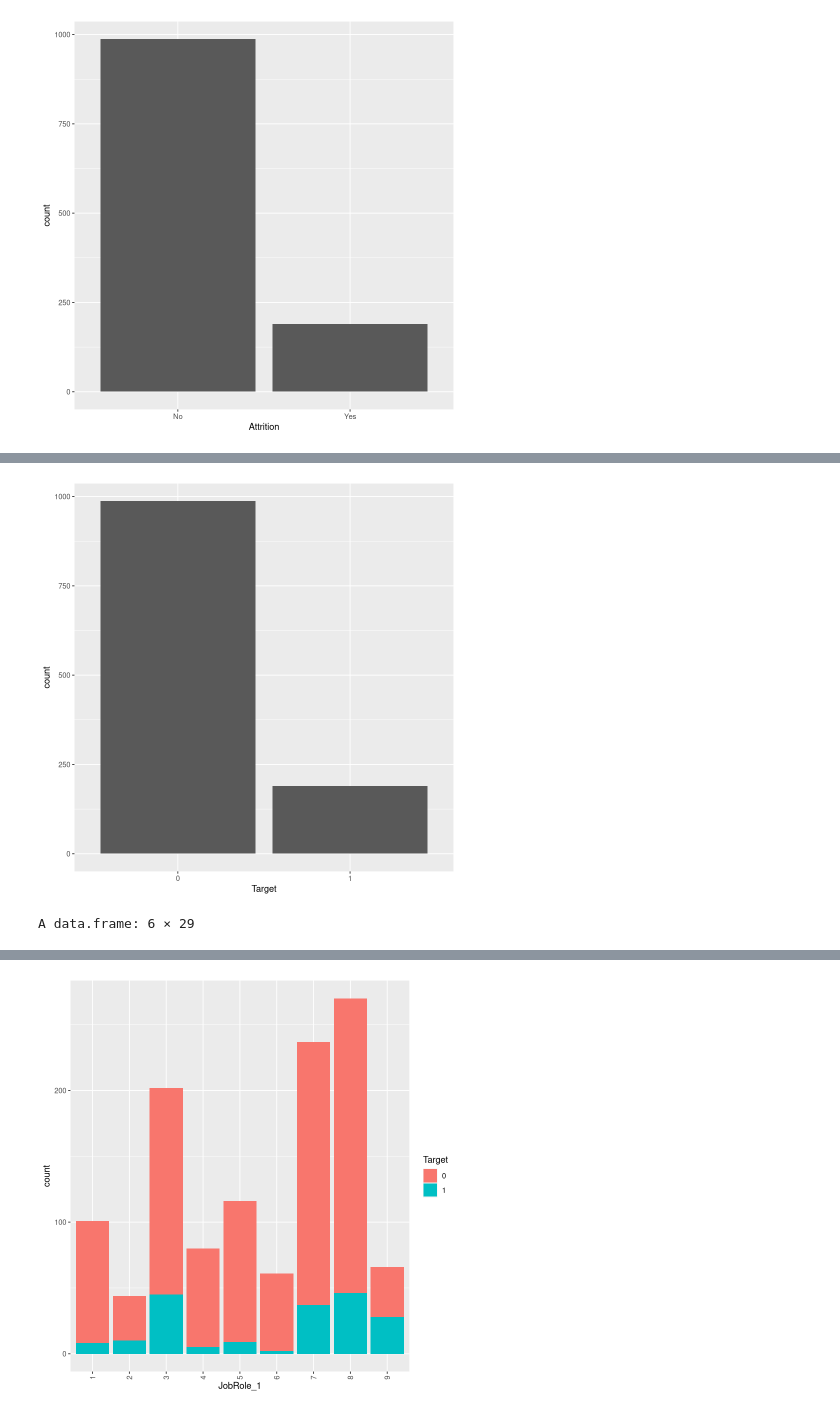
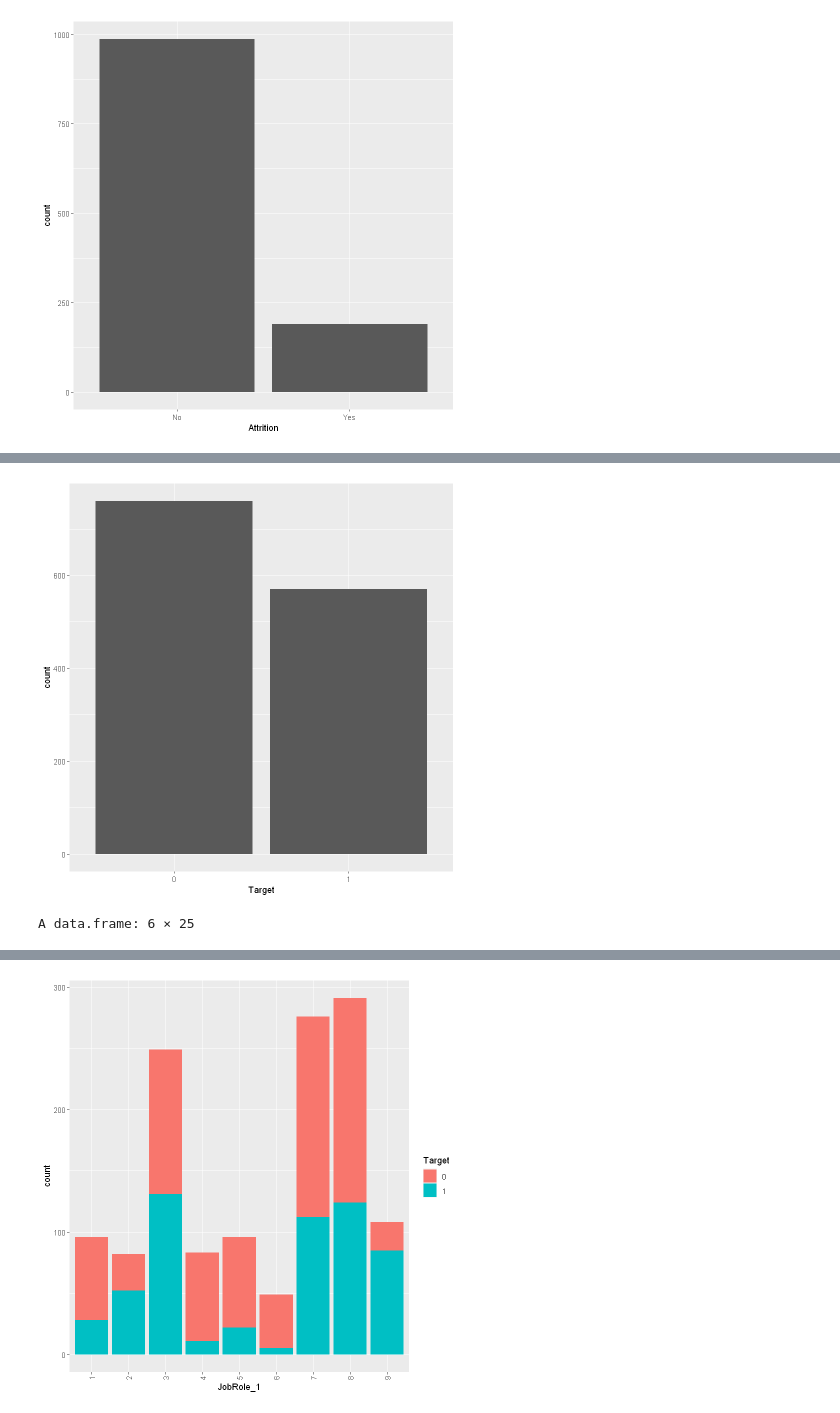
Before and after one commit to cchuang1024/nccu-data-mining, a Jupyter notebook: HW2_R.ipynb, the cells around one changed output, grey strips where cells are left out. Cells and saved outputs as stored; diff of their text form; code cells hidden in the pictures.

```diff
--- a/HW2_R.ipynb
+++ b/HW2_R.ipynb
@@ -351,17 +356,23 @@ evaluate_model <- function(df, pred){
 }
 # %%
 wrangling_process <- function(df){
+  df <- set_col_to_category(df, 'Attrition', 'Target', attrition_mapper)
+
   df <- set_col_to_category(df, 'Gender', 'Gender_1', gender_mapper)
-  df <- set_col_to_category(df, 'Age', 'Age_1', age_mapper)
   df <- set_col_to_category(df, 'BusinessTravel', 'BusinessTravel_1', travel_mapper)
   df <- set_col_to_category(df, 'Department', 'Department_1', department_mapper)
   df <- set_col_to_category(df, 'EducationField', 'EducationField_1', field_mapper)
   df <- set_col_to_numerical_factor(df, 'JobRole', 'JobRole_1')
   df <- set_col_to_category(df, 'MaritalStatus', 'MaritalStatus_1', marital_mapper)
-  df <- set_col_to_category(df, 'MaritalStatus', 'Couple', couple_generator)
-  df <- set_col_to_numeric(df, 'Couple')
-  df <- set_col_to_category(df, 'Attrition', 'Target', attrition_mapper)
-  df <- set_col_to_log(df, 'MonthlyIncome', 'MonthlyIncome_1')
+  # df <- set_col_to_category(df, 'MaritalStatus', 'Couple', couple_generator)
+  # df <- set_col_to_numeric(df, 'Couple')
+
+  # df <- set_col_to_category(df, 'Age', 'Age_1', age_mapper)
+  df <- set_col_to_scale(df, 'Age', 'Age_1')
+
+  # df <- set_col_to_log(df, 'MonthlyIncome', 'MonthlyIncome_1')
+  df <- set_col_to_scale(df, 'MonthlyIncome', 'MonthlyIncome_1')
+
   df <- set_col_to_scale(df, 'TotalWorkingYears', 'TotalWorkingYears_1')
   df <- set_col_to_scale(df, 'YearsAtCompany', 'YearsAtCompany_1')
   df <- set_col_to_scale(df, 'YearsInCurrentRole', 'YearsInCurrentRole_1')
@@ -369,14 +380,16 @@ wrangling_process <- function(df){
   df <- set_col_to_scale(df, 'YearsWithCurrManager', 'YearsWithCurrManager_1')
   df <- set_col_to_scale(df, 'DistanceFromHome', 'DistanceFromHome_1')
 
-  df['HighSatisfy'] <- ifelse((df['EnvironmentSatisfaction']==4) & (df['JobSatisfaction']==4), 1, 0)
-  df['AgvSatisfy'] <- round((df['EnvironmentSatisfaction'] + df['JobSatisfaction']) / 2, digits = 0)
+  # df['HighSatisfy'] <- ifelse((df['EnvironmentSatisfaction']==4) & (df['JobSatisfaction']==4), 1, 0)
+  df['AgvSatisfy'] <- round((df['EnvironmentSatisfaction'] + (df['JobSatisfaction'])) / 2, digits = 0)
 
   df <- remove_cols(df, 'Gender', 'Age', 'BusinessTravel', 'Department',
                     'EducationField', 'JobRole', 'EmployeeNumber', 'MaritalStatus', 'Attrition',
                     'MonthlyIncome', 'EmployeeNumber',
                     'TotalWorkingYears', 'YearsAtCompany', 'YearsInCurrentRole',
-                    'YearsSinceLastPromotion', 'YearsWithCurrManager', 'DistanceFromHome')
+                    'YearsSinceLastPromotion', 'YearsWithCurrManager', 'DistanceFromHome'
+                    , 'EnvironmentSatisfaction', 'JobSatisfaction'
+                   )
 
   return(df)
 }
@@ -414,13 +427,13 @@ A data.frame: 6 × 29
 # %%
 fold <- 3
-index <- 2
-# df.rsmpl <- SMOTE(Target ~ ., df.procd, perc.over = 200, perc.under=200)
-df.rsmpl <- df.procd
+index <- 3
+df.rsmpl <- SMOTE(Target ~ ., df.procd, perc.over = 200, perc.under=200)
+# df.rsmpl <- df.procd
 fold_indices <- build_fold_indices(fold)
 splitted_frames <- subset_by_fold(df.rsmpl, fold, index, fold_indices)
 ggplot(df.rsmpl, aes(x = Target)) + geom_bar()
 ggplot(df.rsmpl, aes(x = JobRole_1, fill = Target)) + geom_bar() + theme(axis.text.x = element_text(angle = 90, vjust = 0.5, hjust=1))
 head(splitted_frames$training)
 # %% [output]
-[figure, old version]
+[figure, new version]
-A data.frame: 6 × 29
+A data.frame: 6 × 25
@@ -435,2 +448,2 @@ A data.frame: 6 × 29
-[figure, old version]
+[figure, new version]
 # %%
```
Also changed, not shown: parts of 10 cells of this notebook.
